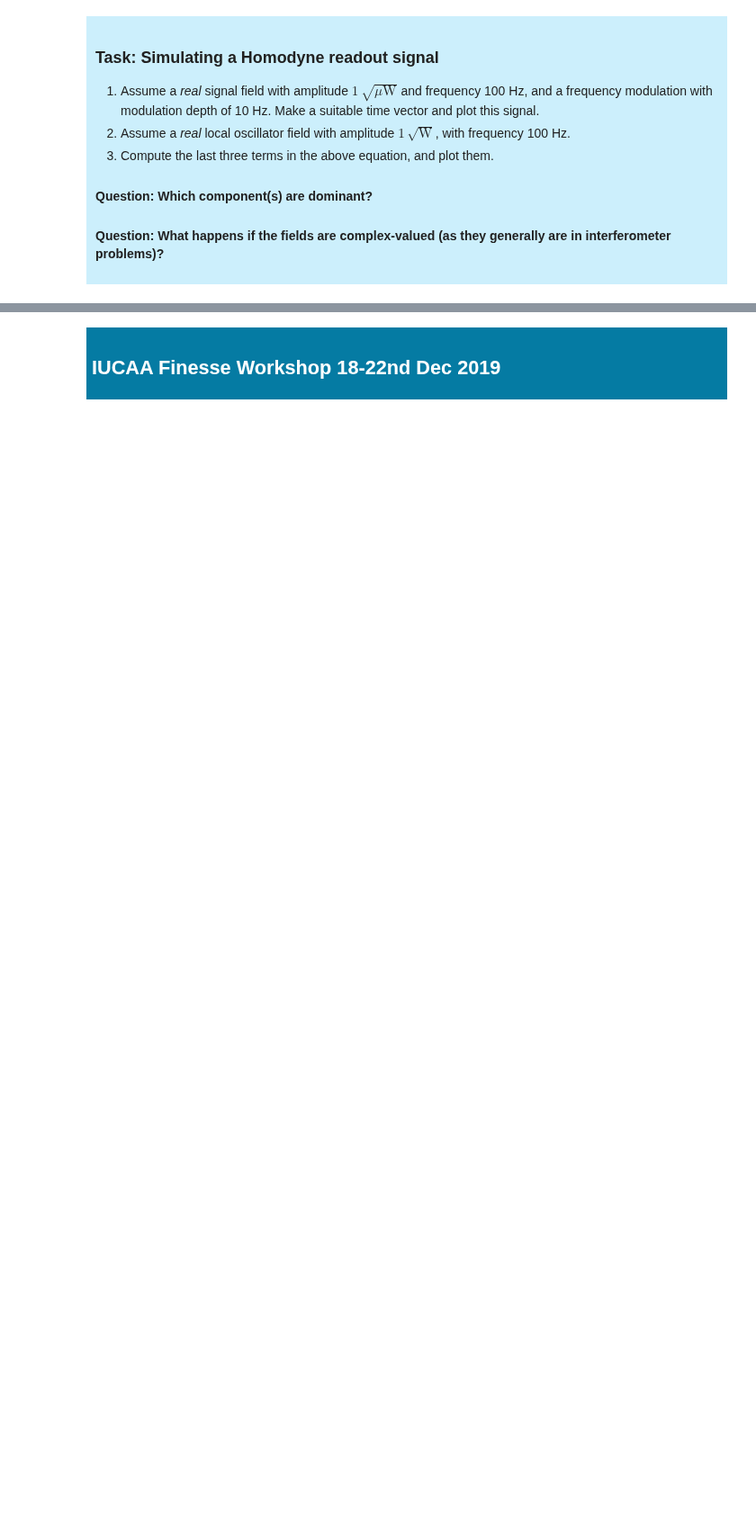
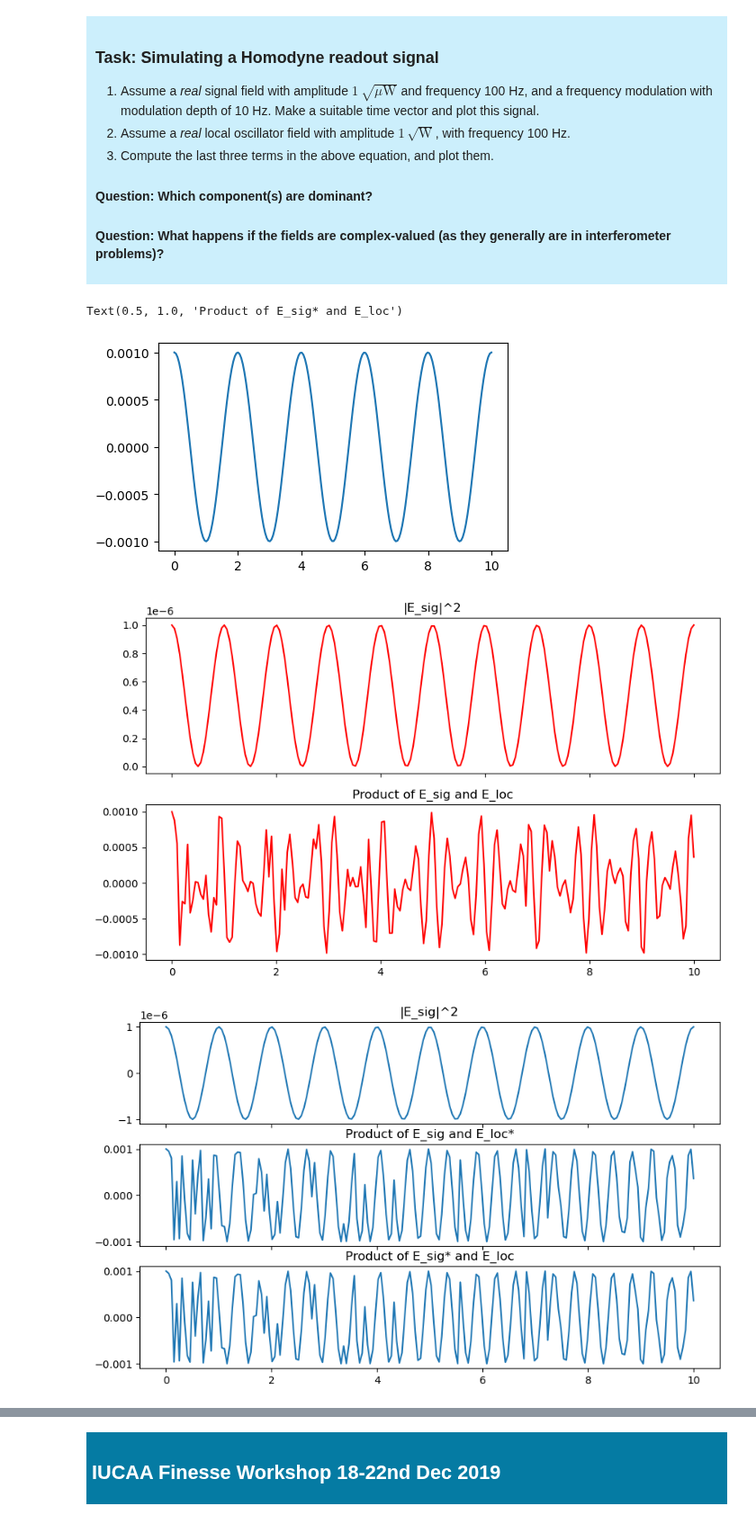
Before and after one commit to Harish-GW/Finesse3, a Jupyter notebook: Topic4_Solved.ipynb, the cells around one changed output, grey strips where cells are left out. Shown at 90% size. Cells and saved outputs as stored; diff of their text form; code cells hidden in the pictures; blank space fills up the shorter version.

Commit message:
Added solutions to three more tasks

```diff
--- a/Topic4_Solved.ipynb
+++ b/Topic4_Solved.ipynb
@@ -320,3 +320,50 @@ If the frequency of the field $E_{\mathrm{LO}}$ is equal to that of $E_{\mathrm{
 #### Question: What happens if the fields are complex-valued (as they generally are in interferometer problems)?
 
 </div>
+# %%
+import numpy as np
+import matplotlib.pyplot as plt
+
+fsig=100
+floc=100
+mdx=10 #asssuming the modulation depth as 10 and modulation frequency as 1000hz
+modf=1000
+t=np.linspace(0,10,200)
+
+#real fields
+Esig=1E-3*np.cos(2*np.pi*fsig*t-mdx*np.sin(2*np.pi*t)/(2*np.pi*modf))
+Eloc=np.cos(2*np.pi**floc*t)
+#plotting the Esig
+plt.figure(figsize=(5,3))
+plt.plot(t,Esig)
+
+t2=Esig**2
+t3_4=Esig*Eloc
+
+#plotting the last three terms, and since the fields are real, third and the fourth terms will be equal
+fig,a=plt.subplots(2,sharex=True,figsize=(10,6))
+a[0].plot(t,t2,"r")
+a[0].set_title("|E_sig|^2")
+a[1].plot(t,t3_4,"r")
+a[1].set_title("Product of E_sig and E_loc")
+
+#complex fields
+Esig=1E-3*np.exp(1j*(2*np.pi*fsig*t-mdx*np.sin(2*np.pi*t)/(2*np.pi*modf)))
+Eloc=np.exp(1j*2*np.pi**floc*t)
+
+t2=Esig**2
+t3=Esig*np.conjugate(Eloc)
+t4=Eloc*np.conjugate(Esig)
+#plotting the last three terms, and since the fields are complex, third and fourth terms will not be equal
+fig,a=plt.subplots(3,sharex=True,figsize=(10,6))
+a[0].plot(t,t2)
+a[0].set_title("|E_sig|^2")
+a[1].plot(t,t3)
+a[1].set_title("Product of E_sig and E_loc*")
+a[2].plot(t,t4)
+a[2].set_title("Product of E_sig* and E_loc")
+# %% [output]
+Text(0.5, 1.0, 'Product of E_sig* and E_loc')
+[figure, added]
+[figure, added]
+[figure, added]
```
Also changed, not shown: parts of 4 cells of this notebook.
